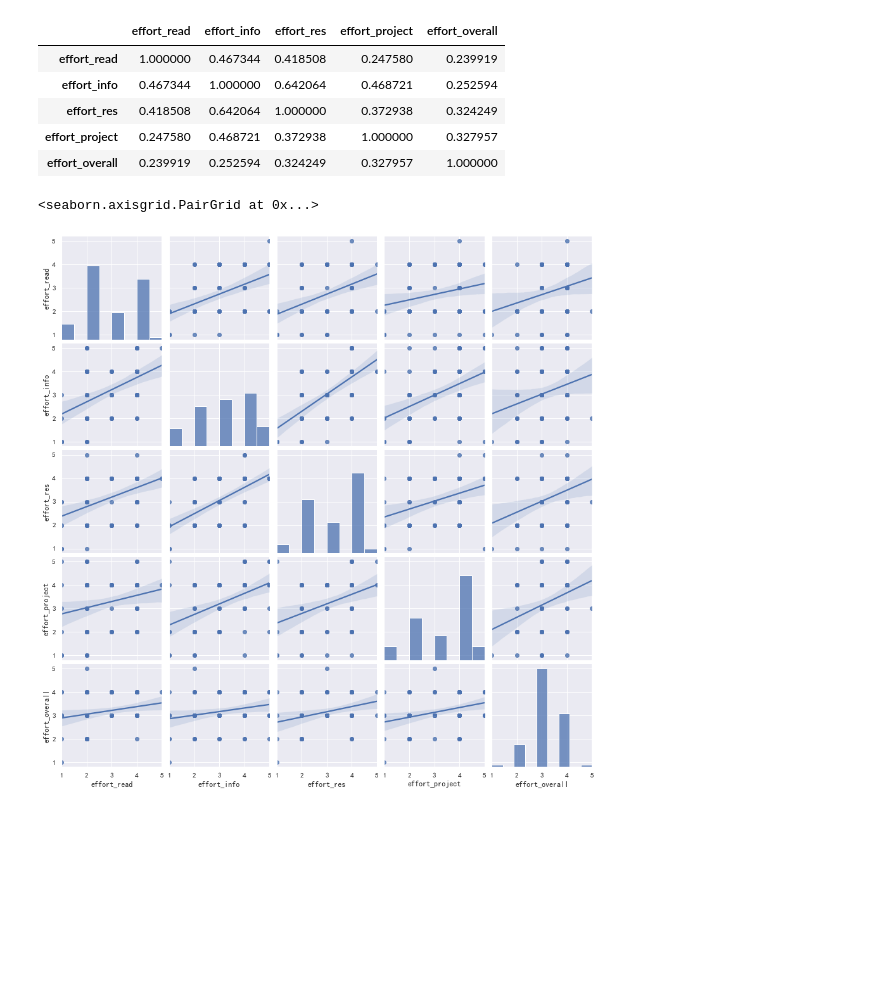
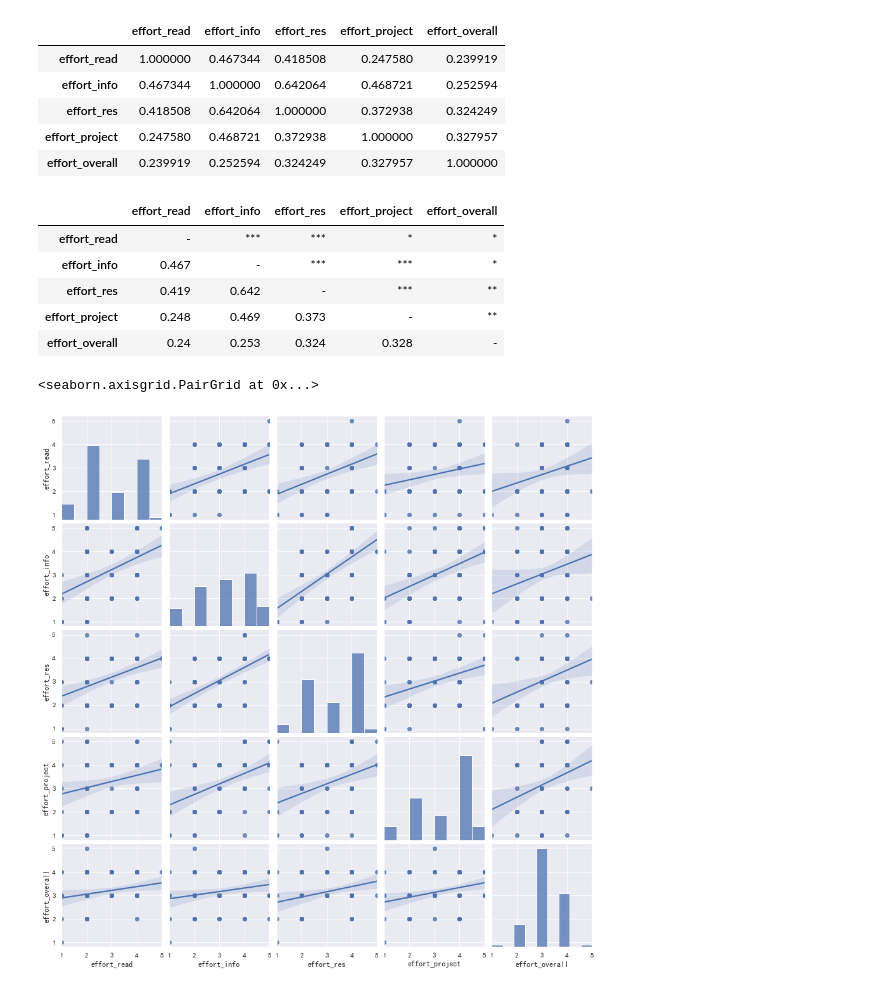
Before and after one commit to en-feng/survey_and_stats, a Jupyter notebook: survey/statistical_analysis.ipynb, the cells around one changed output. Drawn from its saved outputs; the diff is of its cells as text; code cells hidden in the pictures; blank space fills up the shorter version.

```diff
--- a/survey/statistical_analysis.ipynb
+++ b/survey/statistical_analysis.ipynb
@@ -307,6 +351,16 @@ df[[ "effort_read","effort_info","effort_res","effort_project","effort_overall"]
 | effort_res | 0.418508 | 0.642064 | 1.000000 | 0.372938 | 0.324249 |
 | effort_project | 0.247580 | 0.468721 | 0.372938 | 1.000000 | 0.327957 |
 | effort_overall | 0.239919 | 0.252594 | 0.324249 | 0.327957 | 1.000000 |
+# %%
+
+df[[ "effort_read","effort_info","effort_res","effort_project","effort_overall"]].rcorr()
+# %% [output]
+|  | effort_read | effort_info | effort_res | effort_project | effort_overall |
+| effort_read | - | *** | *** | * | * |
+| effort_info | 0.467 | - | *** | *** | * |
+| effort_res | 0.419 | 0.642 | - | *** | ** |
+| effort_project | 0.248 | 0.469 | 0.373 | - | ** |
+| effort_overall | 0.24 | 0.253 | 0.324 | 0.328 | - |
 # %%
 # 散点图（多个变量）
 sns.pairplot(df.filter(regex="effort_*"), kind="reg")#用正则表达式的方法筛选以“effort_”为开头的变量
```
Also changed, not shown: parts of 17 cells of this notebook.
